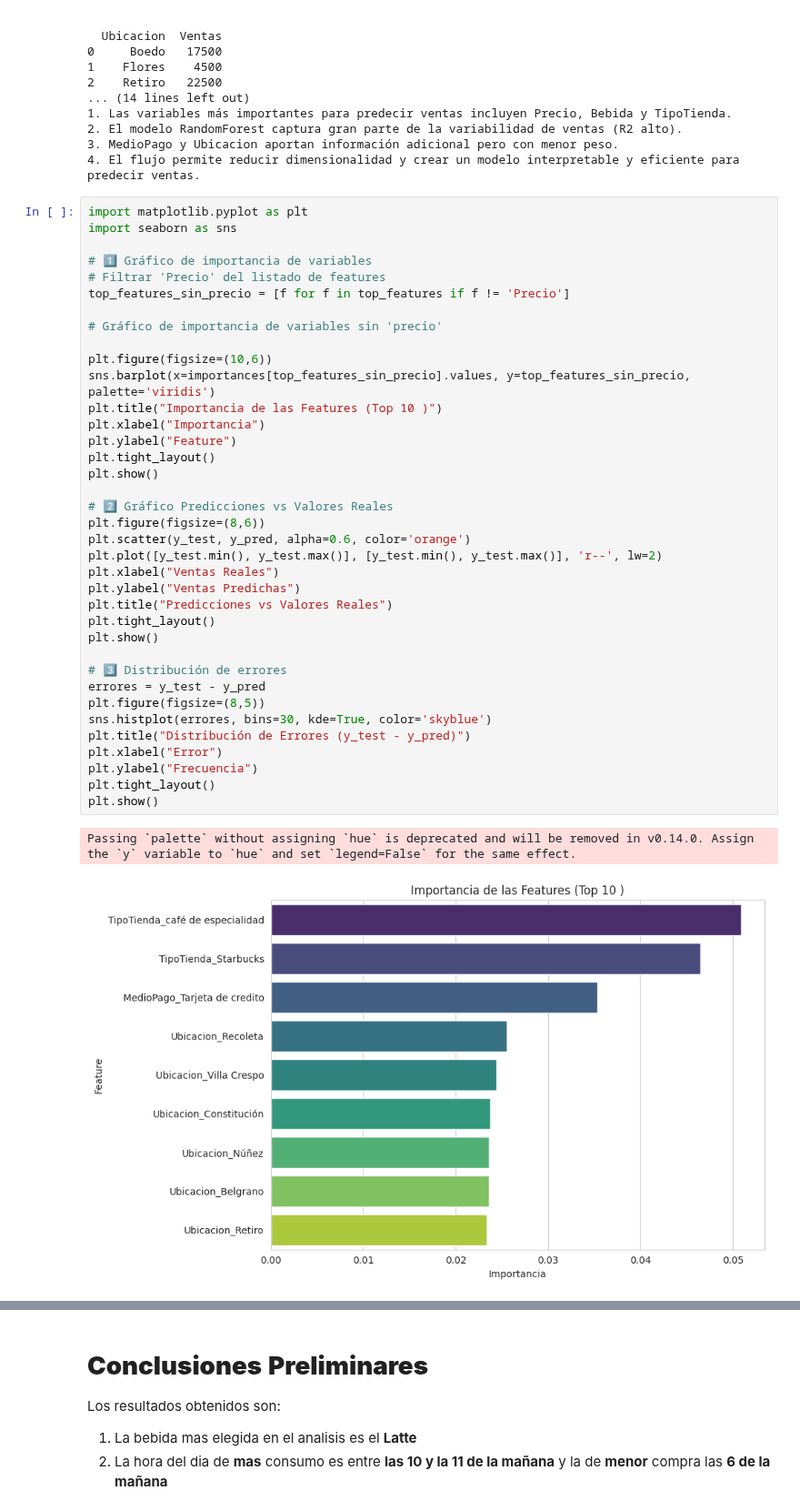
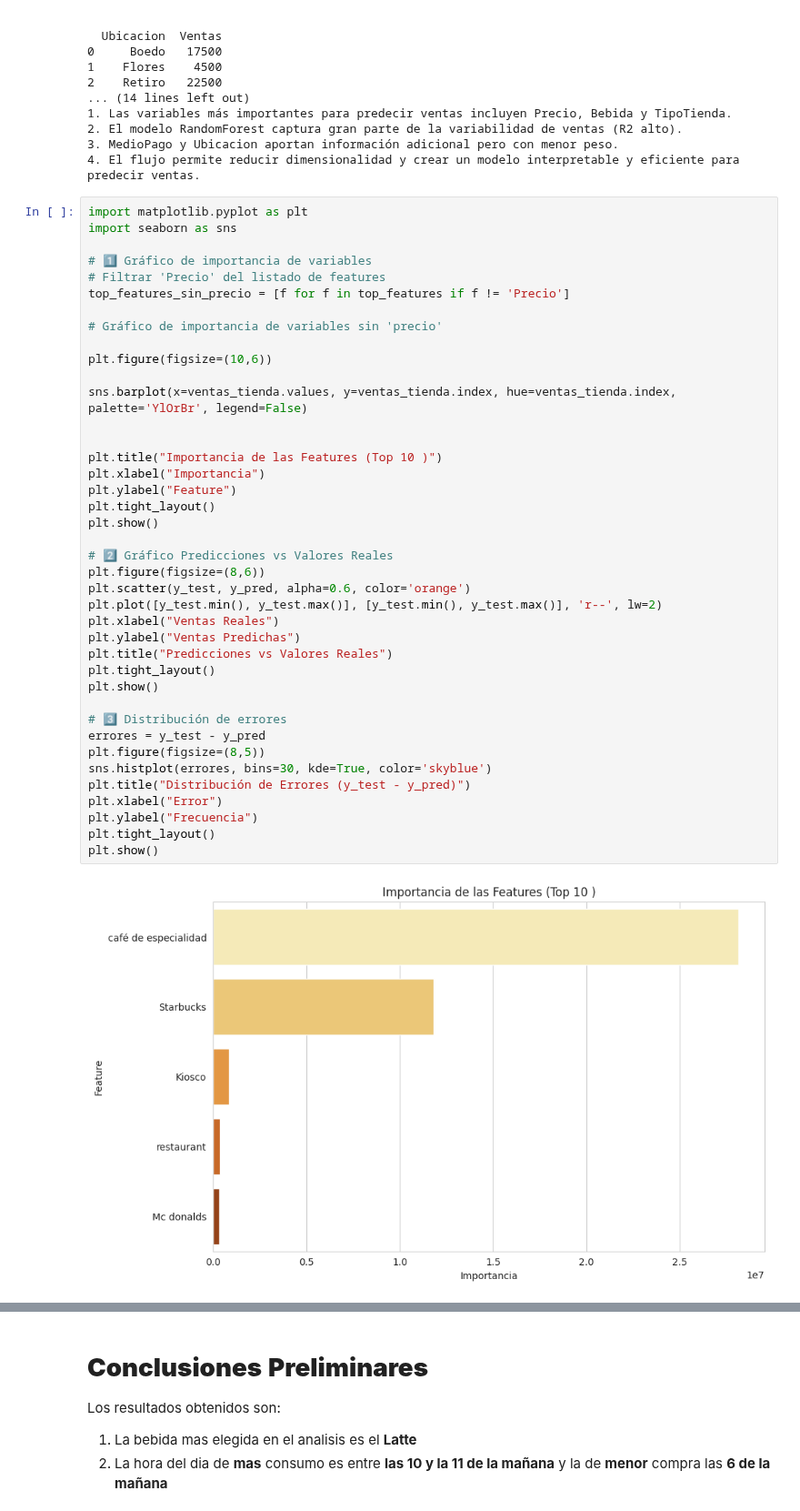
Before and after one commit to estemartinez87-cell/ProyectoConsumodeCafeI-MartinezEstela, a Jupyter notebook: Analisis_del_consumo_del_cafe.ipynb, the cells around one changed output, grey strips where cells are left out. Shown at 91% size. Cells and saved outputs as stored; diff of their text form.

```diff
--- a/Analisis_del_consumo_del_cafe.ipynb
+++ b/Analisis_del_consumo_del_cafe.ipynb
@@ -693,35 +693,37 @@ top_features_sin_precio = [f for f in top_features if f != 'Precio']
 
 # Gráfico de importancia de variables sin 'precio'
 
 plt.figure(figsize=(10,6))
-sns.barplot(x=importances[top_features_sin_precio].values, y=top_features_sin_precio, palette='viridis')
+
+sns.barplot(x=ventas_tienda.values, y=ventas_tienda.index, hue=ventas_tienda.index, palette='YlOrBr', legend=False)
+
+
 plt.title("Importancia de las Features (Top 10 )")
 plt.xlabel("Importancia")
 plt.ylabel("Feature")
 plt.tight_layout()
 plt.show()
 
 # 2️⃣ Gráfico Predicciones vs Valores Reales
 plt.figure(figsize=(8,6))
 plt.scatter(y_test, y_pred, alpha=0.6, color='orange')
 plt.plot([y_test.min(), y_test.max()], [y_test.min(), y_test.max()], 'r--', lw=2)
 plt.xlabel("Ventas Reales")
 plt.ylabel("Ventas Predichas")
 plt.title("Predicciones vs Valores Reales")
 plt.tight_layout()
 plt.show()
 
 # 3️⃣ Distribución de errores
 errores = y_test - y_pred
 plt.figure(figsize=(8,5))
 sns.histplot(errores, bins=30, kde=True, color='skyblue')
 plt.title("Distribución de Errores (y_test - y_pred)")
 plt.xlabel("Error")
 plt.ylabel("Frecuencia")
 plt.tight_layout()
 plt.show()
 # %% [output]
-Passing `palette` without assigning `hue` is deprecated and will be removed in v0.14.0. Assign the `y` variable to `hue` and set `legend=False` for the same effect.
-[figure, old version]
+[figure, new version]
 [figure]
 [figure]
```
Also changed, not shown: parts of 1 cell of this notebook.
